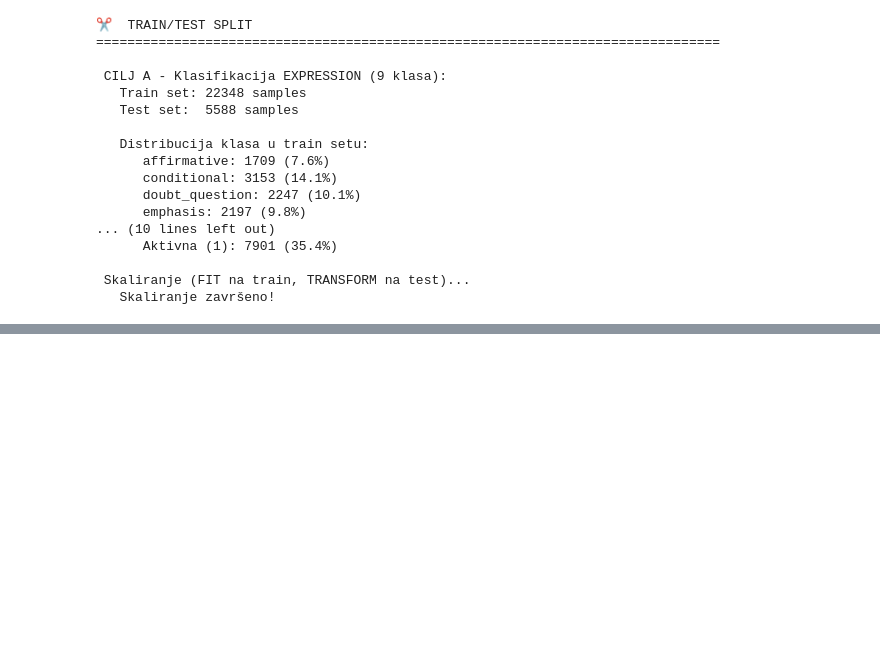
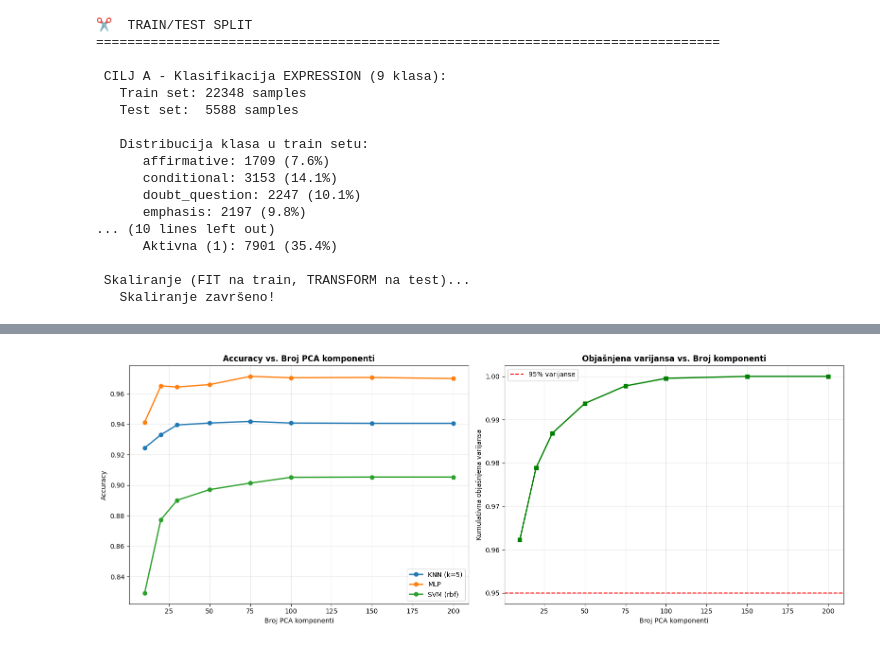
Before and after one commit to ZarijaTrtovic/Grammatical-Facial-Expressions---Classification, a Jupyter notebook: notebooks/facial_expressions.ipynb, the cells around one changed output, grey strips where cells are left out. Cells and saved outputs as stored; diff of their text form; code cells hidden in the pictures; blank space fills up the shorter version.

```diff
--- a/notebooks/facial_expressions.ipynb
+++ b/notebooks/facial_expressions.ipynb
@@ -421,3 +400,84 @@ print("   Skaliranje završeno!")
 
  Skaliranje (FIT na train, TRANSFORM na test)...
    Skaliranje završeno!
+# %%
+# PCA EKSPERIMENT - Testiranje različitog broja komponenti 12
+# =============================================================================
+
+from sklearn.metrics import accuracy_score, f1_score
+
+print("=" * 80)
+print(" PCA EKSPERIMENT - Različit broj komponenti")
+print("=" * 80)
+
+pca_components_to_test = [10, 20, 30, 50, 75, 100, 150, 200]
+pca_results = []
+
+test_models = {
+    'KNN (k=5)': lambda: KNeighborsClassifier(n_neighbors=5),
+    'MLP': lambda: MLPClassifier(hidden_layer_sizes=(100, 50),
+                                  activation='relu', max_iter=500, random_state=42),
+    'SVM (rbf)': lambda: SVC(kernel='rbf', C=1.0, random_state=42)
+}
+
+for n_comp in pca_components_to_test:
+    print(f"\n   Testiram PCA sa {n_comp} komponenti...")
+
+    pca_test = PCA(n_components=n_comp, random_state=42)
+    X_train_pca_test = pca_test.fit_transform(X_train_expr_scaled)
+    X_test_pca_test = pca_test.transform(X_test_expr_scaled)
+    var_explained = pca_test.explained_variance_ratio_.sum()
+
+    for model_name, model_fn in test_models.items():
+        model = model_fn()
+        model.fit(X_train_pca_test, y_train_expr)
+        y_pred = model.predict(X_test_pca_test)
+        acc = accuracy_score(y_test_expr, y_pred)
+        f1 = f1_score(y_test_expr, y_pred, average='weighted')
+
+        pca_results.append({
+            'n_components': n_comp,
+            'Model': model_name,
+            'Accuracy': acc,
+            'F1_Score': f1,
+            'Variance_Explained': var_explained
+        })
+        print(f"      {model_name}: Acc={acc:.4f}, F1={f1:.4f}, Var={var_explained:.4f}")
+
+df_pca_results = pd.DataFrame(pca_results)
+
+# Vizualizacija
+fig, axes = plt.subplots(1, 2, figsize=(16, 6))
+
+for model_name in test_models.keys():
+    model_data = df_pca_results[df_pca_results['Model'] == model_name]
+    axes[0].plot(model_data['n_components'], model_data['Accuracy'],
+                 marker='o', label=model_name, linewidth=2)
+
+axes[0].set_xlabel('Broj PCA komponenti')
+axes[0].set_ylabel('Accuracy')
+axes[0].set_title('Accuracy vs. Broj PCA komponenti', fontweight='bold')
+axes[0].legend()
+axes[0].grid(True, alpha=0.3)
+
+var_data = df_pca_results.drop_duplicates('n_components')
+axes[1].plot(var_data['n_components'], var_data['Variance_Explained'],
+             marker='s', color='green', linewidth=2)
+axes[1].axhline(y=0.95, color='red', linestyle='--', label='95% varijanse')
+axes[1].set_xlabel('Broj PCA komponenti')
+axes[1].set_ylabel('Kumulativna objašnjena varijansa')
+axes[1].set_title('Objašnjena varijansa vs. Broj komponenti', fontweight='bold')
+axes[1].legend()
+axes[1].grid(True, alpha=0.3)
+
+plt.tight_layout()
+plt.savefig('pca_experiment.png', dpi=150, bbox_inches='tight')
+plt.show()
+
+best_pca = df_pca_results.loc[df_pca_results['Accuracy'].idxmax()]
+
+print(f"\n OPTIMALAN PCA:")
+print(f"   Broj komponenti: {int(best_pca['n_components'])}")
+print(f"   Model: {best_pca['Model']}")
+print(f"   Accuracy: {best_pca['Accuracy']:.4f}")
+# %% [output]
@@ -423,0 +501 @@ print("   Skaliranje završeno!")
+[figure, added]
```
Also changed, not shown: parts of 30 cells of this notebook, 42 other files.
